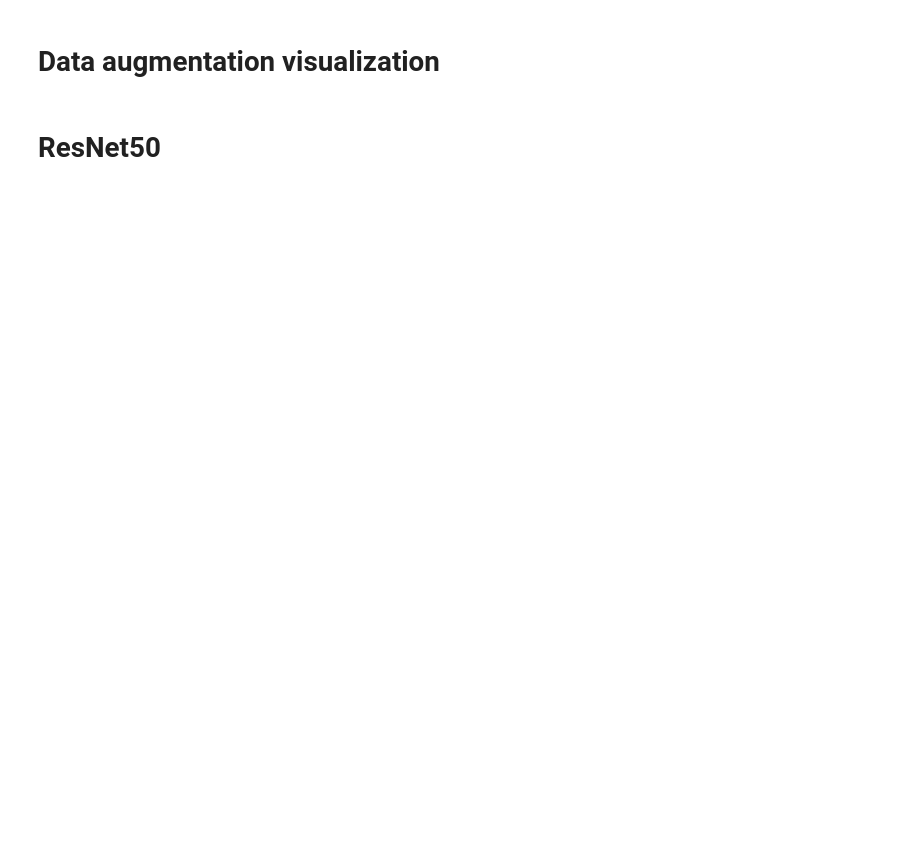
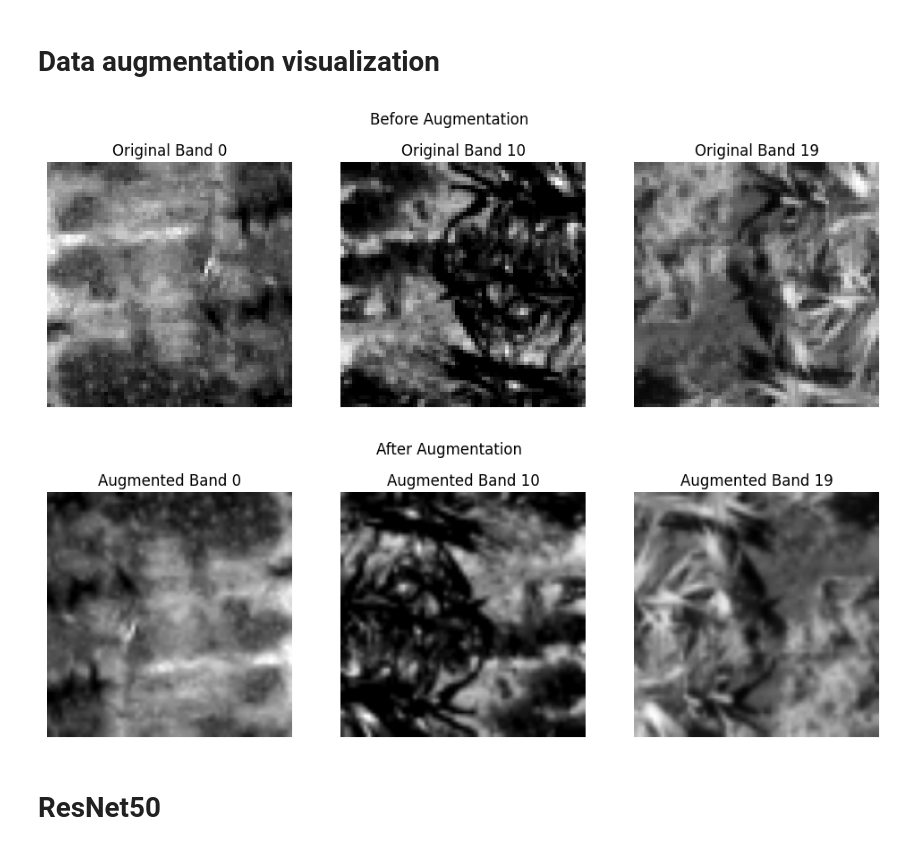
Before and after one commit to Erfassung/Multispectral-UAV-Crop-Classification-Pipeline, a Jupyter notebook: notebooks/DL_crop_class.ipynb, the cells around one changed output. Cells and saved outputs as stored; diff of their text form; code cells hidden in the pictures; blank space fills up the shorter version.

```diff
--- a/notebooks/DL_crop_class.ipynb
+++ b/notebooks/DL_crop_class.ipynb
@@ -152,0 +32,26 @@ print("=== End label analysis ===\n")
+# %%
+csv_path = '../data/processed/splits/split_mapping.csv'
+stacked_data_path = '../data/processed/stacked'
+output_dir = '../output/deep_learning'
+output_suffix = '_final.csv'
+
+print("Loading pre-split CSV file...")
+df = pd.read_csv(csv_path)
+print(f"Total samples: {len(df)}")
+
+# The CSV already has a 'class' column, but let's also extract from filename as backup
+df['class_from_filename'] = df['output_file'].str.extract(r'_class(\d+)\.npy')[0]
+
+# Use the class column from CSV, fallback to filename extraction, and handle NaN
+df['class'] = df['class'].fillna(df['class_from_filename']).fillna(-1).astype(int)
+
+# Filter out samples without class labels (class == -1 or NaN)
+labeled_samples = df[df['class'] >= 0].copy()
+print(f"Samples with labels: {len(labeled_samples)}")
+
+print("Columns in CSV:", df.columns.tolist())
+print("First few rows:")
+print(df.head())
+
+print("\nClass distribution:")
+print(labeled_samples['class'].value_counts().sort_index())
@@ -313,25 +281,28 @@ print("Batch values (min, max):", images.min().item(), images.max().item())
 # %%
 transform_aug = MultiBandTransform(size=224, normalize=False)
 
 plt.figure(figsize=(12, 4))
-for i, band in enumerate([0, 50, 69]):
+for i, band in enumerate([0, 10, 19]):  # Valid band indices for 20-band data
     plt.subplot(1, 3, i + 1)
     plt.imshow(images[0][band], cmap='gray')
     plt.title(f'Original Band {band}')
     plt.axis('off')
 plt.suptitle('Before Augmentation')
 plt.show()
 
 sample_aug = transform_aug(images[0])
 
 plt.figure(figsize=(12, 4))
-for i, band in enumerate([0, 50, 69]):
+for i, band in enumerate([0, 10, 19]):  # Valid band indices for 20-band data
     plt.subplot(1, 3, i + 1)
     plt.imshow(sample_aug[band], cmap='gray')
     plt.title(f'Augmented Band {band}')
     plt.axis('off')
 plt.suptitle('After Augmentation')
 plt.show()
+# %% [output]
+[figure, added]
+[figure, added]
 # %% [markdown]
 # ResNet50
 # %%
```
Also changed, not shown: parts of 13 cells of this notebook.
